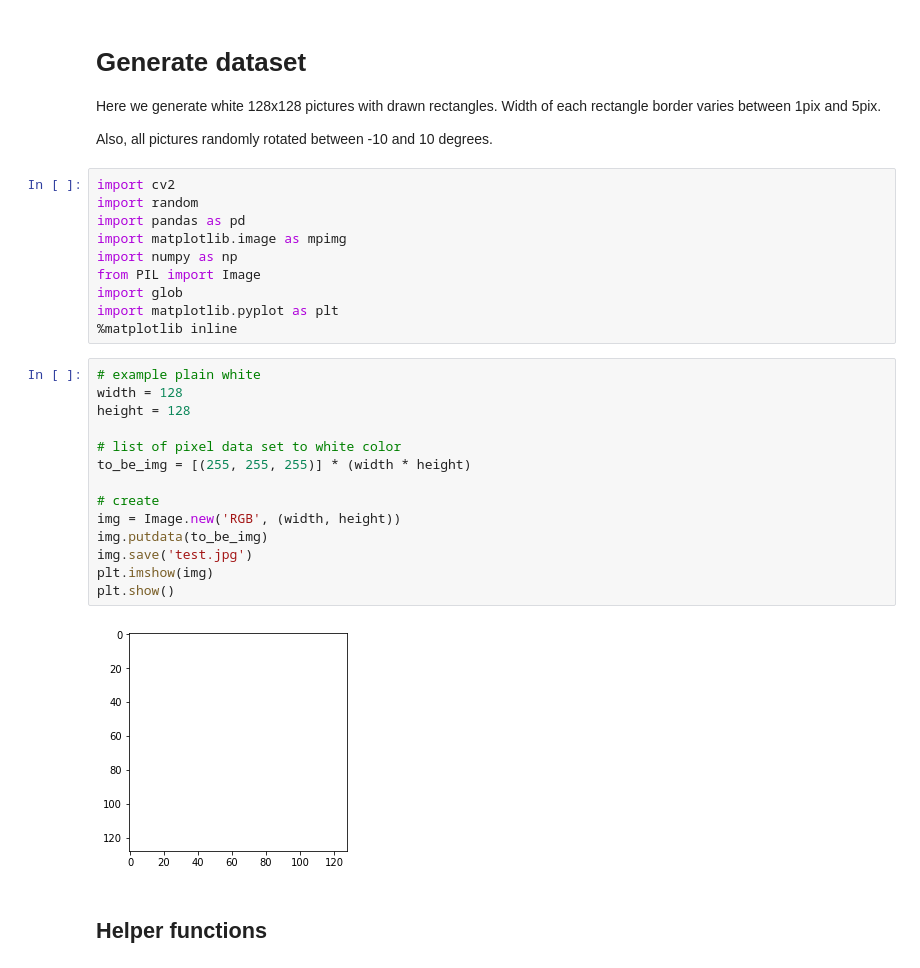
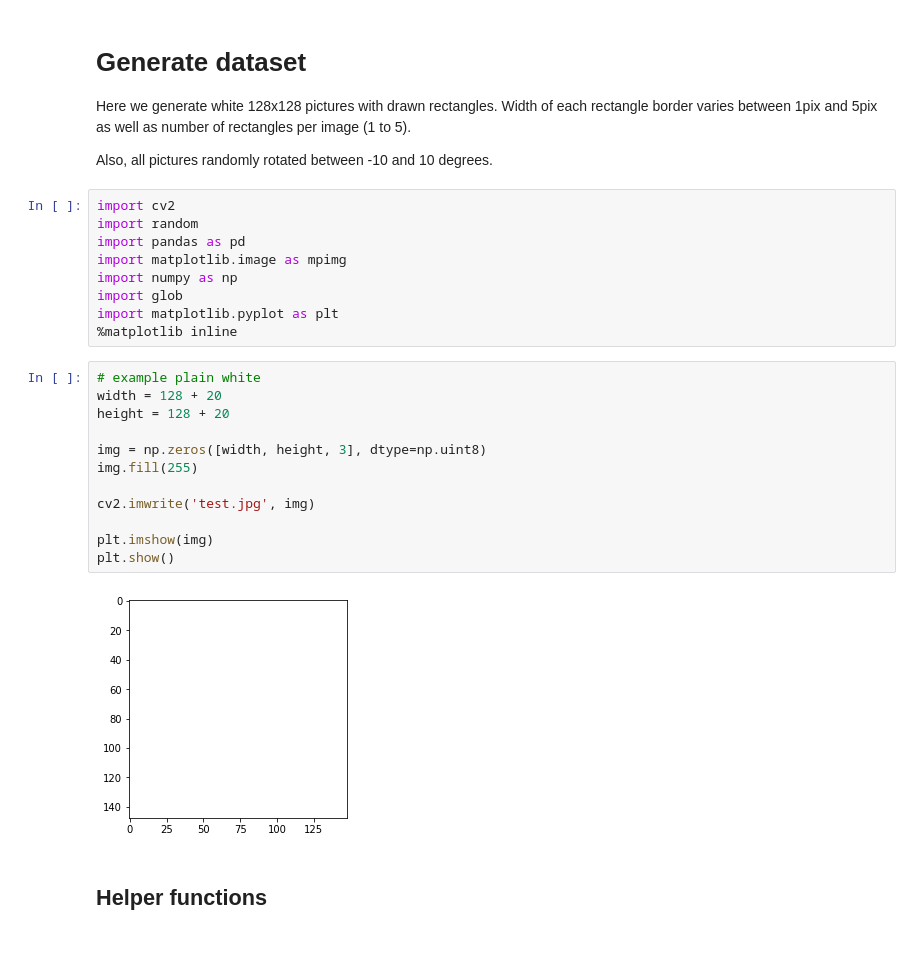
Before and after one commit to feklistoff/Guess-Angle-CNN-Project, a Jupyter notebook: dataset_generator.ipynb, the cells around one changed output. Cells and saved outputs as stored; diff of their text form.

```diff
--- a/dataset_generator.ipynb
+++ b/dataset_generator.ipynb
@@ -1,7 +1,7 @@
 # %% [markdown]
 # Generate dataset
 
-Here we generate white 128x128 pictures with drawn rectangles. Width of each rectangle border varies between 1pix and 5pix.
+Here we generate white 128x128 pictures with drawn rectangles. Width of each rectangle border varies between 1pix and 5pix as well as number of rectangles per image (1 to 5).
 
 Also, all pictures randomly rotated between -10 and 10 degrees.
 # %%
@@ -10,25 +10,22 @@ import random
 import pandas as pd
 import matplotlib.image as mpimg
 import numpy as np
-from PIL import Image
 import glob
 import matplotlib.pyplot as plt
 %matplotlib inline
 # %%
 # example plain white
-width = 128
-height = 128
+width = 128 + 20
+height = 128 + 20
 
-# list of pixel data set to white color
-to_be_img = [(255, 255, 255)] * (width * height)
+img = np.zeros([width, height, 3], dtype=np.uint8)
+img.fill(255)
 
-# create
-img = Image.new('RGB', (width, height))
-img.putdata(to_be_img)
-img.save('test.jpg')
+cv2.imwrite('test.jpg', img)
+
 plt.imshow(img)
 plt.show()
 # %% [output]
-[figure, old version]
+[figure, new version]
 # %% [markdown]
 ## Helper functions
```
Also changed, not shown: parts of 15 cells of this notebook.
